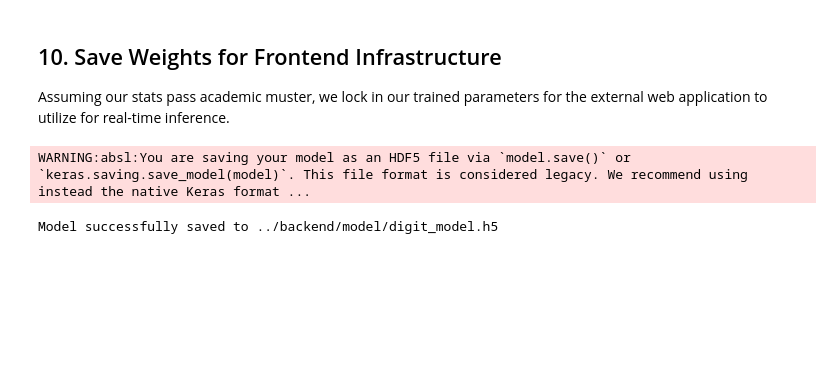
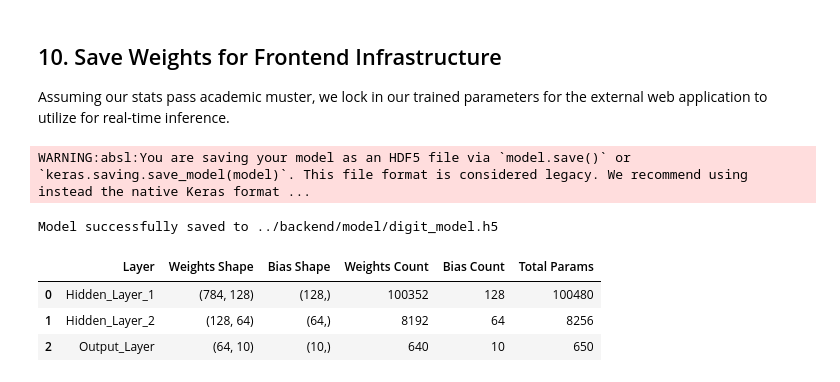
Before and after one commit to parthanallelu/digit-classifier-mobile, a Jupyter notebook: notebook/train_model.ipynb, the cells around one changed output. Cells and saved outputs as stored; diff of their text form; code cells hidden in the pictures; blank space fills up the shorter version.

```diff
--- a/notebook/train_model.ipynb
+++ b/notebook/train_model.ipynb
@@ -235,3 +311,40 @@ print('Model successfully saved to ../backend/model/digit_model.h5')
 # %% [output]
 WARNING:absl:You are saving your model as an HDF5 file via `model.save()` or `keras.saving.save_model(model)`. This file format is considered legacy. We recommend using instead the native Keras format ...
 Model successfully saved to ../backend/model/digit_model.h5
+# %%
+import pandas as pd
+
+layers_info = []
+
+for layer in model.layers:
+    if hasattr(layer, 'weights') and len(layer.weights) > 0:
+        weights = layer.weights[0].shape
+        bias = layer.weights[1].shape
+
+        weight_count = layer.count_params() - bias[0]
+        bias_count = bias[0]
+
+        layers_info.append([
+            layer.name,
+            str(weights),
+            str(bias),
+            weight_count,
+            bias_count,
+            layer.count_params()
+        ])
+
+df = pd.DataFrame(layers_info, columns=[
+    "Layer",
+    "Weights Shape",
+    "Bias Shape",
+    "Weights Count",
+    "Bias Count",
+    "Total Params"
+])
+
+df
+# %% [output]
+|  | Layer | Weights Shape | Bias Shape | Weights Count | Bias Count | Total Params |
+| 0 | Hidden_Layer_1 | (784, 128) | (128,) | 100352 | 128 | 100480 |
+| 1 | Hidden_Layer_2 | (128, 64) | (64,) | 8192 | 64 | 8256 |
+| 2 | Output_Layer | (64, 10) | (10,) | 640 | 10 | 650 |
```
Also changed, not shown: parts of 8 cells of this notebook, 1 other file.
